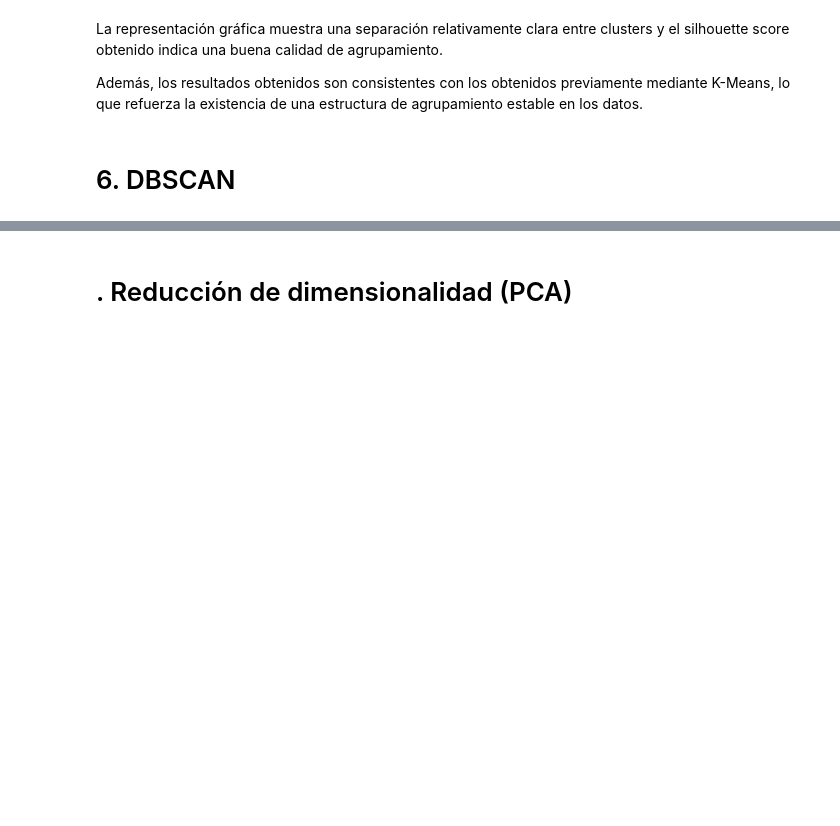
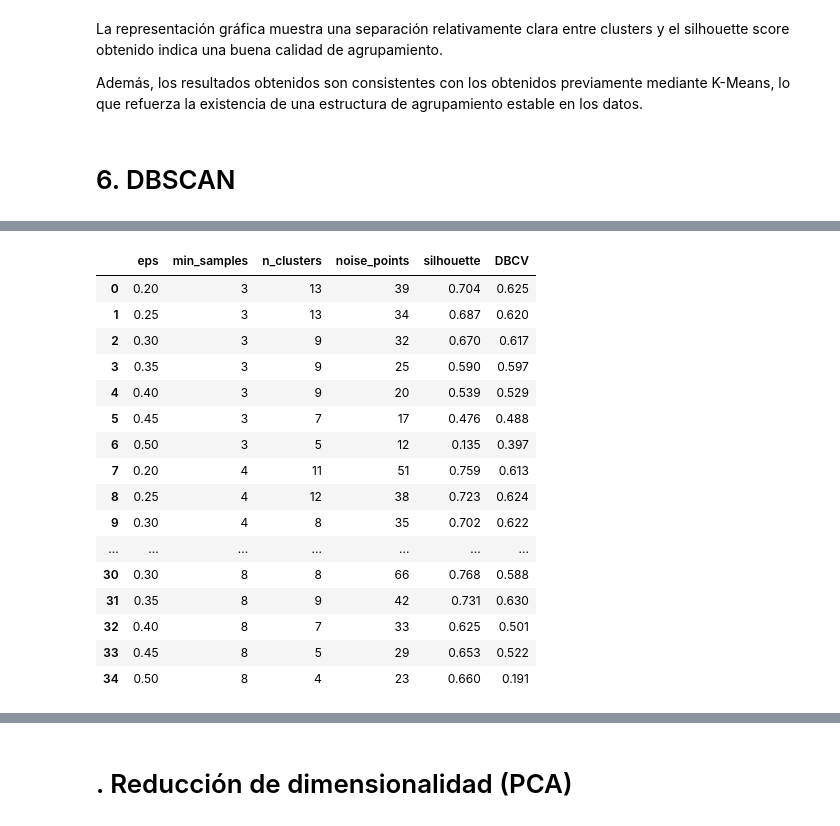
Before and after one commit to 100495785/Grupo17_Practica2, a Jupyter notebook: Practica2_estrellas.ipynb, the cells around one changed output, grey strips where cells are left out. Cells and saved outputs as stored; diff of their text form; code cells hidden in the pictures; blank space fills up the shorter version.

```diff
--- a/Practica2_estrellas.ipynb
+++ b/Practica2_estrellas.ipynb
@@ -608,0 +731,34 @@ Además, los resultados obtenidos son consistentes con los obtenidos previamente
+# %%
+results_dbscan_df = pd.DataFrame(
+    results_dbscan,
+    columns=[
+        "eps",
+        "min_samples",
+        "n_clusters",
+        "noise_points",
+        "silhouette",
+        "DBCV"
+    ]
+)
+
+results_dbscan_df = results_dbscan_df.round(3)
+
+results_dbscan_df
+# %% [output]
+|  | eps | min_samples | n_clusters | noise_points | silhouette | DBCV |
+| 0 | 0.20 | 3 | 13 | 39 | 0.704 | 0.625 |
+| 1 | 0.25 | 3 | 13 | 34 | 0.687 | 0.620 |
+| 2 | 0.30 | 3 | 9 | 32 | 0.670 | 0.617 |
+| 3 | 0.35 | 3 | 9 | 25 | 0.590 | 0.597 |
+| 4 | 0.40 | 3 | 9 | 20 | 0.539 | 0.529 |
+| 5 | 0.45 | 3 | 7 | 17 | 0.476 | 0.488 |
+| 6 | 0.50 | 3 | 5 | 12 | 0.135 | 0.397 |
+| 7 | 0.20 | 4 | 11 | 51 | 0.759 | 0.613 |
+| 8 | 0.25 | 4 | 12 | 38 | 0.723 | 0.624 |
+| 9 | 0.30 | 4 | 8 | 35 | 0.702 | 0.622 |
+| ... | ... | ... | ... | ... | ... | ... |
+| 30 | 0.30 | 8 | 8 | 66 | 0.768 | 0.588 |
+| 31 | 0.35 | 8 | 9 | 42 | 0.731 | 0.630 |
+| 32 | 0.40 | 8 | 7 | 33 | 0.625 | 0.501 |
+| 33 | 0.45 | 8 | 5 | 29 | 0.653 | 0.522 |
+| 34 | 0.50 | 8 | 4 | 23 | 0.660 | 0.191 |
```
Also changed, not shown: parts of 17 cells of this notebook.
